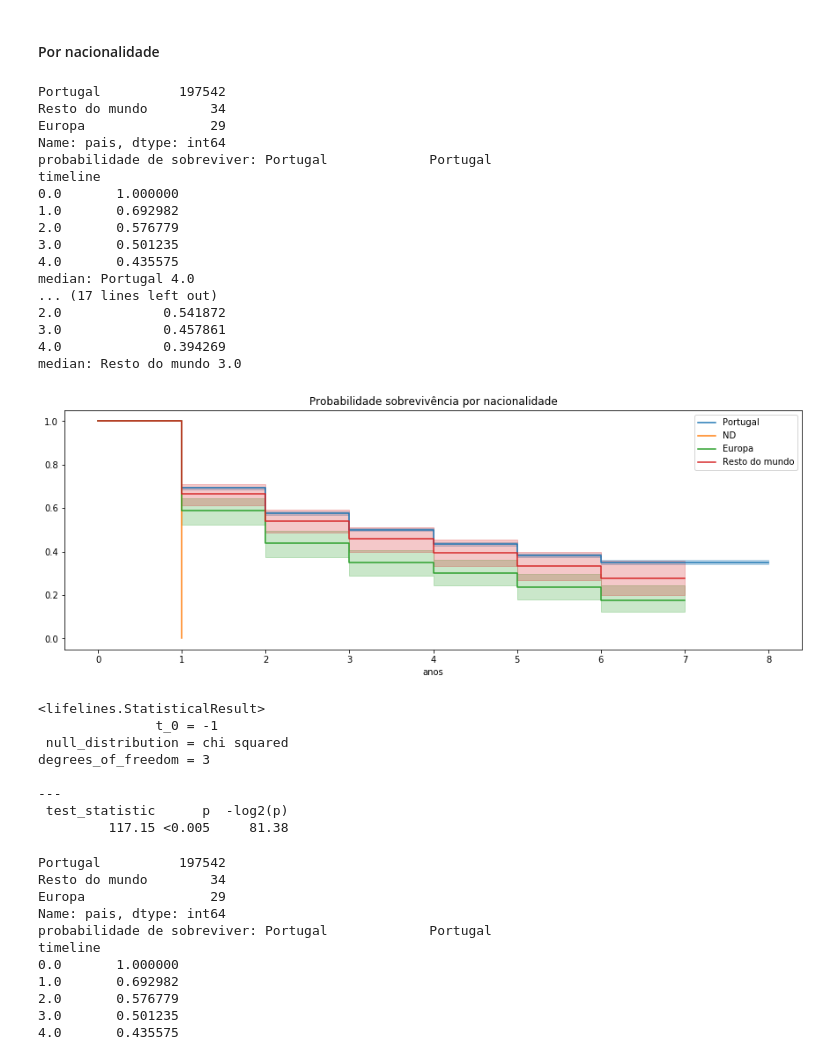
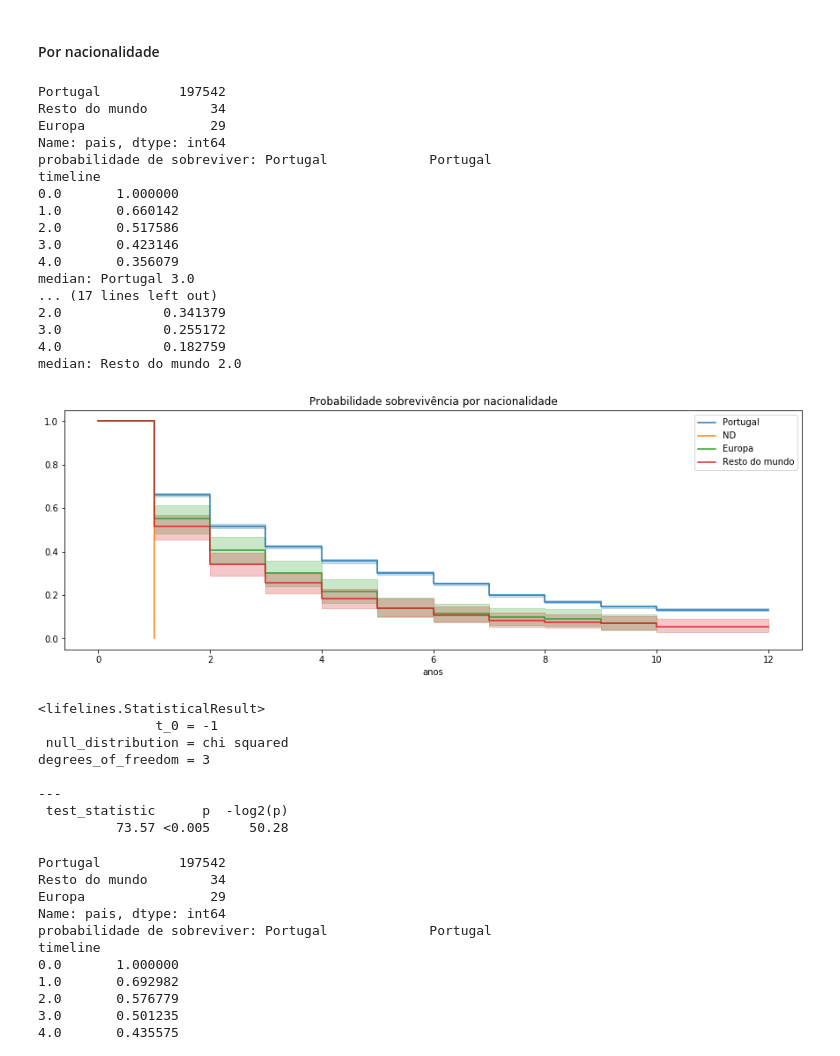
Before and after one commit to pesobreiro/jupyternotebooks, a Jupyter notebook: analysis/survivalAnalysisHandballPlayers.ipynb, the cells around one changed output. Drawn from its saved outputs; the diff is of its cells as text; code cells hidden in the pictures.

```diff
--- a/analysis/survivalAnalysisHandballPlayers.ipynb
+++ b/analysis/survivalAnalysisHandballPlayers.ipynb
@@ -71,7 +69,7 @@ dt['escFedTodos'] = dt['escFederacao'].str.split().str.get(0)
 #Converter data inscrição para data e hora
 dt['dtIns']=pd.to_datetime(dt['dtIns'])
 
-dt2008=dt.loc[(dt.dtIns >= "2008-08-01")&(dt.dtIns < "2018-07-31")]
+dt2008=dt.loc[(dt.dtIns >= "2008-08-01")&(dt.dtIns < "2011-12-31")]
 dt2012=dt.loc[(dt.dtIns >= "2012-01-01")&(dt.dtIns < "2018-07-31")]
 # %%
 dt.escFedTodos.unique()
@@ -496,26 +494,26 @@ degrees_of_freedom = 2
 #### Por nacionalidade
 # %%
 print(dt.pais.value_counts())
-curvaSobrevivencia(dt2008,'nacionalidade',eixoX='anos',titulo='Probabilidade sobrevivência por nacionalidade');plt.xlabel('anos');
+curvaSobrevivencia(dt2008,'nacionalidade',eixoX='anos',C=C2008,T=T2008,titulo='Probabilidade sobrevivência por nacionalidade');plt.xlabel('anos');
 # %% [output]
 Portugal          197542
 Resto do mundo        34
 Europa                29
 Name: pais, dtype: int64
 probabilidade de sobreviver: Portugal             Portugal
 timeline
 0.0       1.000000
-1.0       0.692982
-2.0       0.576779
-3.0       0.501235
-4.0       0.435575
-median: Portugal 4.0
+1.0       0.660142
+2.0       0.517586
+3.0       0.423146
+4.0       0.356079
+median: Portugal 3.0
 ... (17 lines left out)
-2.0             0.541872
-3.0             0.457861
-4.0             0.394269
-median: Resto do mundo 3.0
+2.0             0.341379
+3.0             0.255172
+4.0             0.182759
+median: Resto do mundo 2.0
-[figure, old version]
+[figure, new version]
 # %%
 from lifelines.statistics import multivariate_logrank_test
 
@@ -529,7 +527,7 @@ degrees_of_freedom = 3
 
 ---
  test_statistic      p  -log2(p)
-         117.15 <0.005     81.38
+          73.57 <0.005     50.28
 # %%
 print(dt.pais.value_counts())
 curvaSobrevivencia(dt2012,'nacionalidade',T=T2012,C=C2012,eixoX='anos',titulo='Probabilidade sobrevivência por nacionalidade');plt.xlabel('anos');
```
Also changed, not shown: parts of 39 cells of this notebook.
